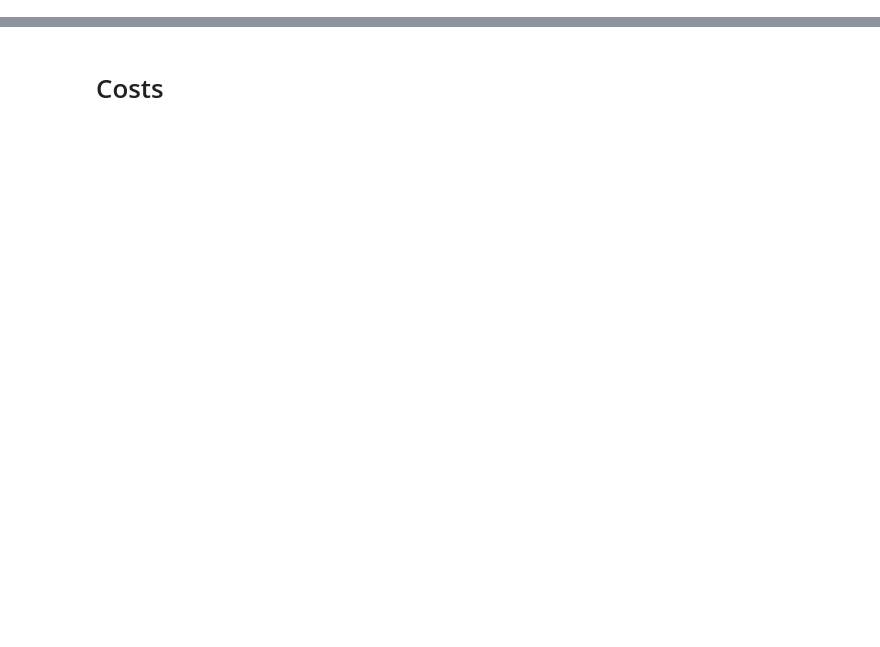
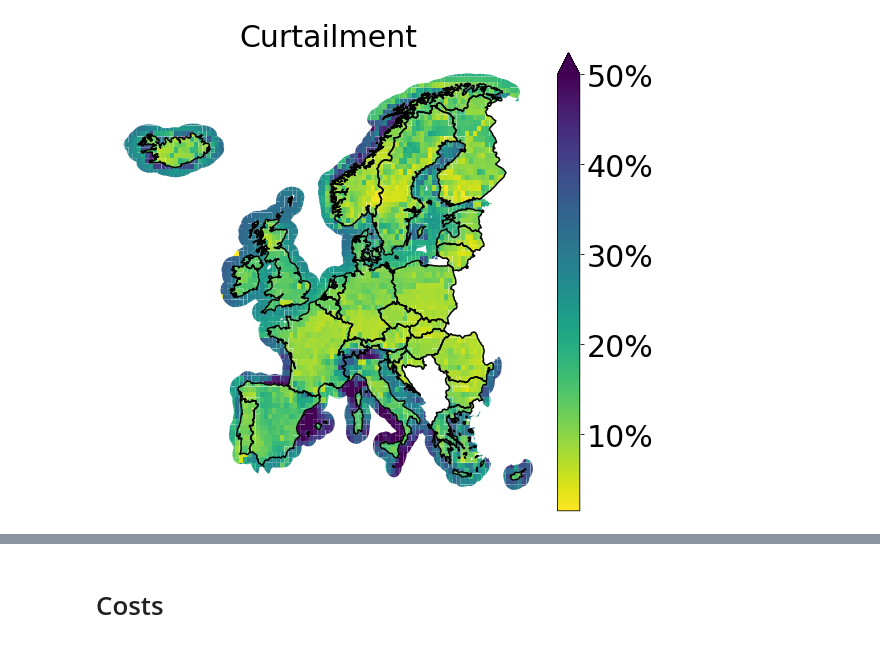
Before and after one commit to kwdseymour/EuroSAFs, a Jupyter notebook: scripts/analysis/SI_figures.ipynb, the cells around one changed output, grey strips where cells are left out. Cells and saved outputs as stored; diff of their text form; code cells hidden in the pictures; blank space fills up the shorter version.

```diff
--- a/scripts/analysis/auxiliary_figures.ipynb
+++ b/scripts/analysis/SI_figures.ipynb
@@ -40 +68,15 @@ countries = data_2020.country.unique()
+# %%
+curtailment_data = data_2020_geo[['lat','lon','country','geometry','wind_production_MWh','PV_production_MWh','curtailed_el_MWh']].copy()
+curtailment_data['curtailment_ratio'] = curtailment_data['curtailed_el_MWh'] / (curtailment_data['wind_production_MWh'] + curtailment_data['PV_production_MWh']) * 100
+metrics = {'curtailment_ratio':'Curtailment'}
+vmax_dict = {'curtailment_ratio':50}
+legend_kwds = {'extend':'max','orientation':'vertical'}
+fontsize = 30
+fig, axes, cb_ax = plot_results(data=curtailment_data,countries=countries,metrics=metrics,vmax_dict=vmax_dict,legend_kwds=legend_kwds,figsize=(10,10),cmap='viridis_r',fontsize=fontsize)
+cb_ax.yaxis.set_ticks(cb_ax.get_yticks()) # This line is only intended to supress a warning resulting from the following
+cb_ax.set_yticklabels([f'{x:.0f}%' for x in cb_ax.get_yticks()])
+plt.tight_layout()
+plt.savefig('../../gfx/curtailment.png',dpi=400)
+# %% [output]
+[figure, added]
 # %% [markdown]
```
Also changed, not shown: parts of 31 cells of this notebook, 1 other file.
